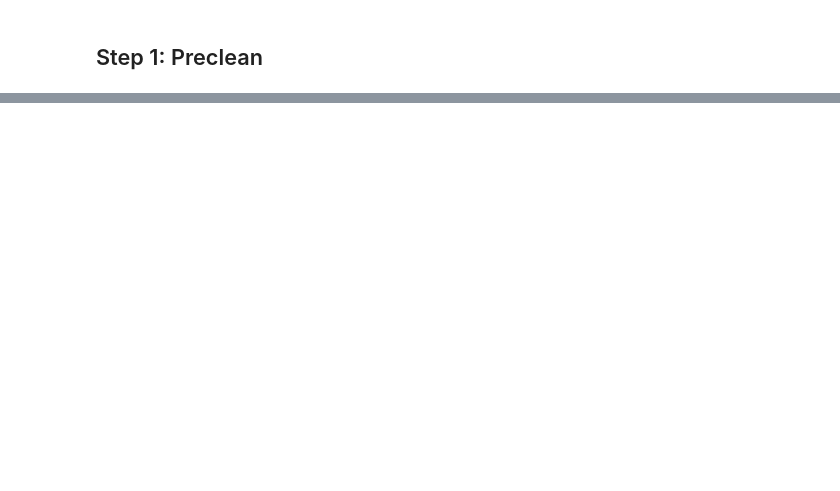
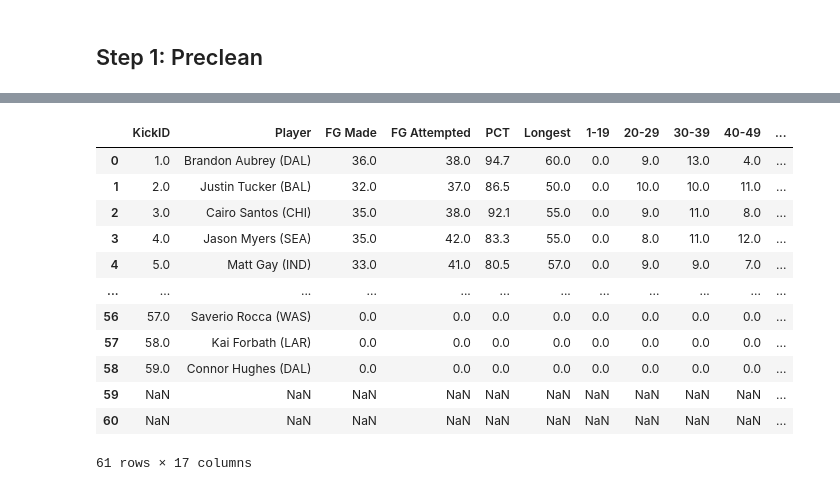
Before and after one commit to Quinn-johndavid/FantasyFootballDB, a Jupyter notebook: SQLite/step1.ipynb, the cells around one changed output, grey strips where cells are left out. Saved outputs shown, nothing was run; the diff lists cells and outputs as text; code cells hidden in the pictures; blank space fills up the shorter version.

Commit message:
updated fir 2023 data, and added kicker data

```diff
--- a/SQLite/step1.ipynb
+++ b/SQLite/step1.ipynb
@@ -149,3 +167,20 @@ renamedtedatadf
+# %%
+renamedkickDataDF = kickdataDF.rename(columns={ 'Rank': 'KickID', 'FG': 'FG Made', 'FGA': 'FG Attempted', 'LG': 'Longest', 'XPT': 'Extra Point Made', 'XPA': 'Extra Points Attempted', 'G': 'Games Played', 'FPTSPerGame': 'FPTSPerGame' })
+renamedkickDataDF
+# %% [output]
+|  | KickID | Player | FG Made | FG Attempted | PCT | Longest | 1-19 | 20-29 | 30-39 | 40-49 | ... |
+| 0 | 1.0 | Brandon Aubrey (DAL) | 36.0 | 38.0 | 94.7 | 60.0 | 0.0 | 9.0 | 13.0 | 4.0 | ... |
+| 1 | 2.0 | Justin Tucker (BAL) | 32.0 | 37.0 | 86.5 | 50.0 | 0.0 | 10.0 | 10.0 | 11.0 | ... |
+| 2 | 3.0 | Cairo Santos (CHI) | 35.0 | 38.0 | 92.1 | 55.0 | 0.0 | 9.0 | 11.0 | 8.0 | ... |
+| 3 | 4.0 | Jason Myers (SEA) | 35.0 | 42.0 | 83.3 | 55.0 | 0.0 | 8.0 | 11.0 | 12.0 | ... |
+| 4 | 5.0 | Matt Gay (IND) | 33.0 | 41.0 | 80.5 | 57.0 | 0.0 | 9.0 | 9.0 | 7.0 | ... |
+| ... | ... | ... | ... | ... | ... | ... | ... | ... | ... | ... | ... |
+| 56 | 57.0 | Saverio Rocca (WAS) | 0.0 | 0.0 | 0.0 | 0.0 | 0.0 | 0.0 | 0.0 | 0.0 | ... |
+| 57 | 58.0 | Kai Forbath (LAR) | 0.0 | 0.0 | 0.0 | 0.0 | 0.0 | 0.0 | 0.0 | 0.0 | ... |
+| 58 | 59.0 | Connor Hughes (DAL) | 0.0 | 0.0 | 0.0 | 0.0 | 0.0 | 0.0 | 0.0 | 0.0 | ... |
+| 59 | NaN | NaN | NaN | NaN | NaN | NaN | NaN | NaN | NaN | NaN | ... |
+| 60 | NaN | NaN | NaN | NaN | NaN | NaN | NaN | NaN | NaN | NaN | ... |
+61 rows × 17 columns
 # %%
 renamedqbdatadf.to_csv("../Resources/FantasyPros_Fantasy_Football_Statistics_QB.csv", index=False)
 renamedwrdatadf.to_csv("../Resources/FantasyPros_Fantasy_Football_Statistics_WR.csv", index=False)
```
Also changed, not shown: parts of 10 cells of this notebook, 18 other files.
